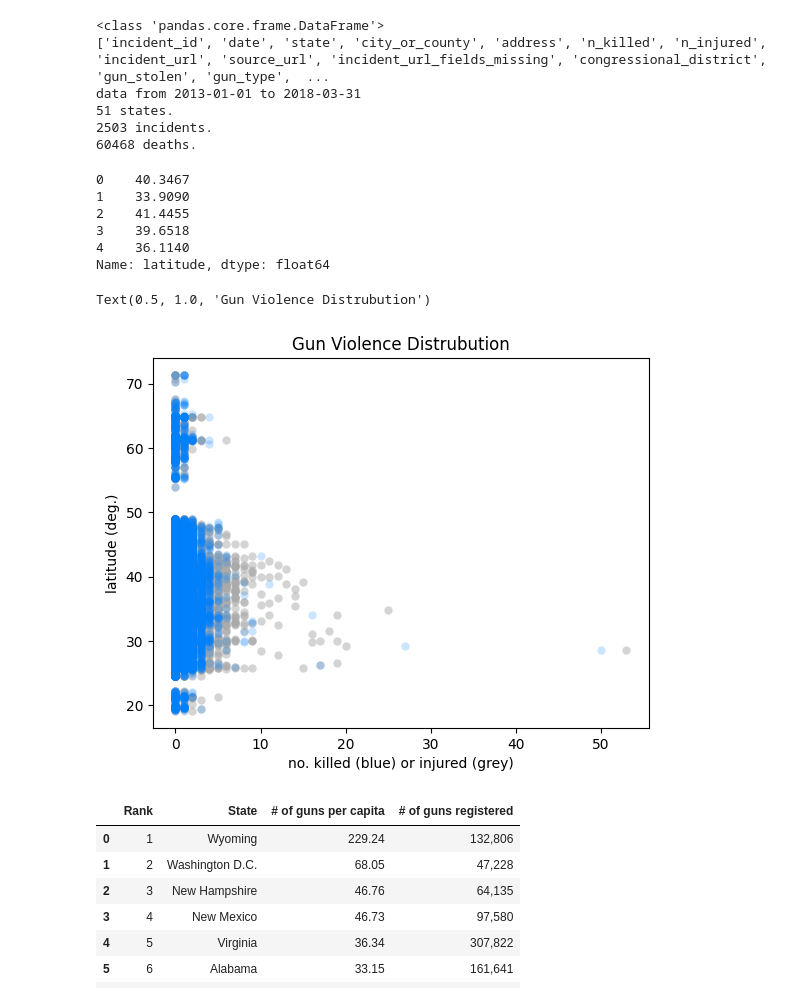
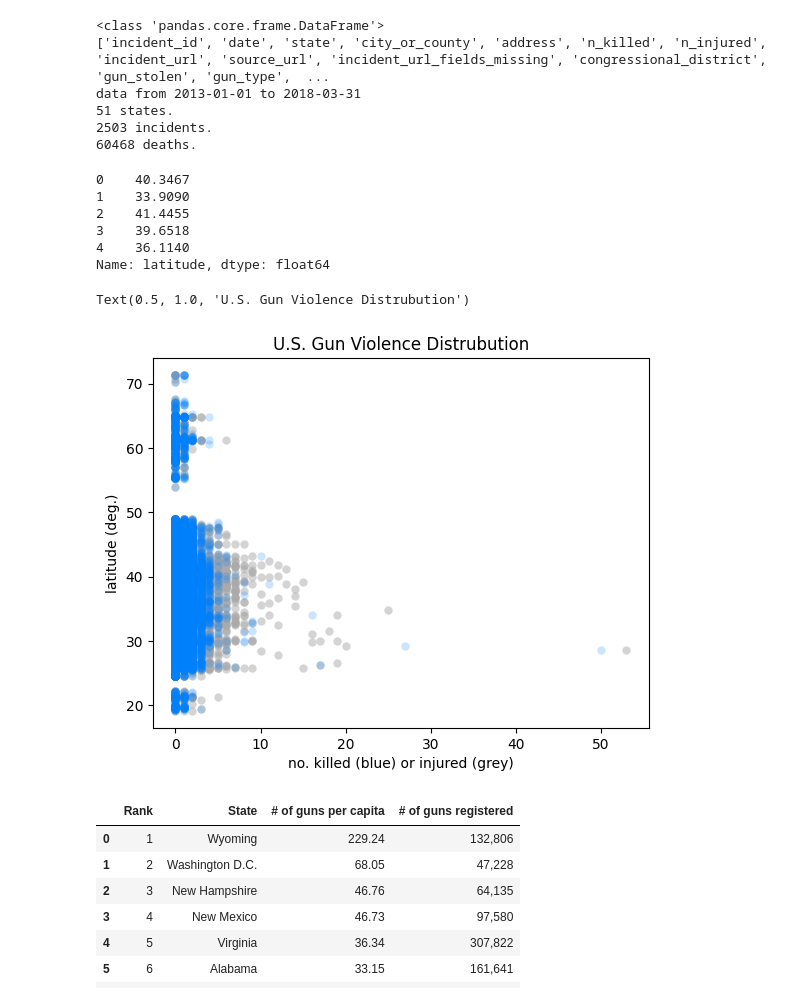
Before and after one commit to usefulmove/code, a Jupyter notebook: guns/guns.ipynb, the cells around one changed output. Saved outputs shown, nothing was run; the diff lists cells and outputs as text; code cells hidden in the pictures.

```diff
--- a/guns/guns.ipynb
+++ b/guns/guns.ipynb
@@ -42,20 +42,20 @@ data from 2013-01-01 to 2018-03-31
 # %%
 display(data.latitude.head())
 
 plt.scatter(data.n_injured, data.latitude, alpha=0.5, lw=0, color="#aaaaaa")
 plt.scatter(data.n_killed, data.latitude, alpha=0.2, lw=0, color="#0080ff")
 plt.xlabel("no. killed (blue) or injured (grey)")
 plt.ylabel("latitude (deg.)")
-plt.title("Gun Violence Distrubution")
+plt.title("U.S. Gun Violence Distrubution")
 # %% [output]
 0    40.3467
 1    33.9090
 2    41.4455
 3    39.6518
 4    36.1140
 Name: latitude, dtype: float64
-Text(0.5, 1.0, 'Gun Violence Distrubution')
+Text(0.5, 1.0, 'U.S. Gun Violence Distrubution')
-[figure, old version]
+[figure, new version]
 # %%
 # calculate per capita data and plot versus latitude
 
```
Also changed, not shown: parts of 7 cells of this notebook.
